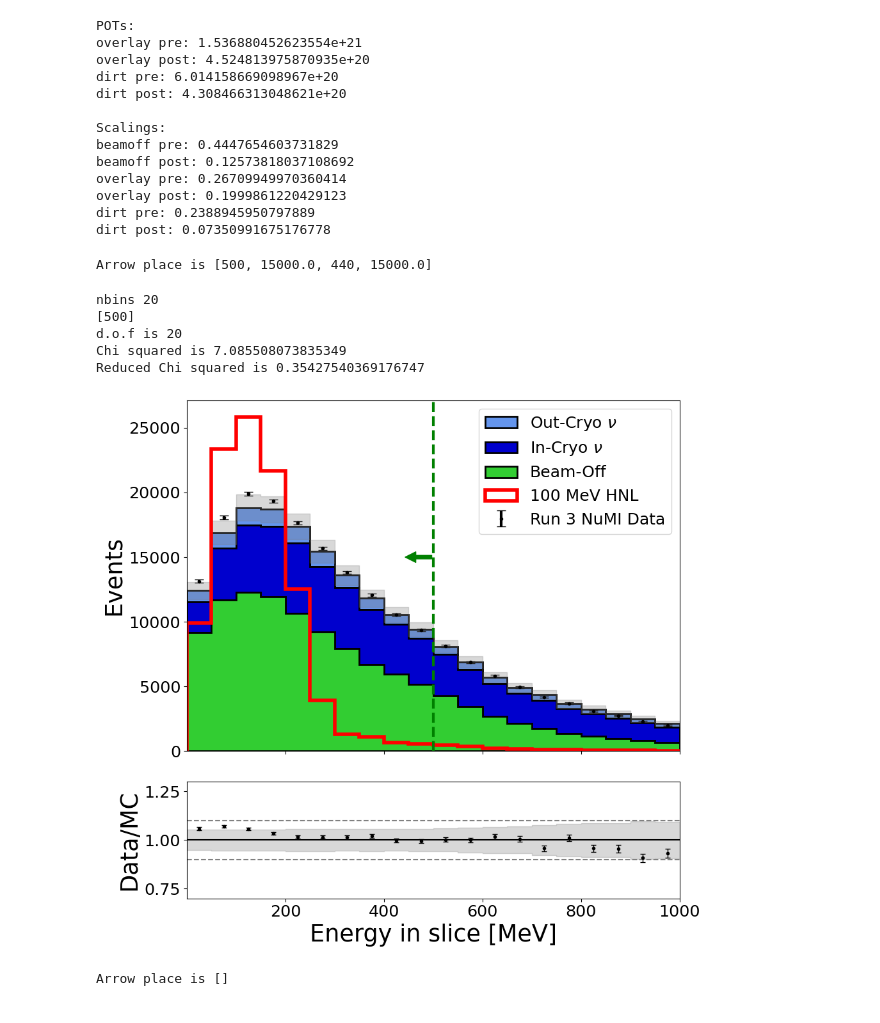
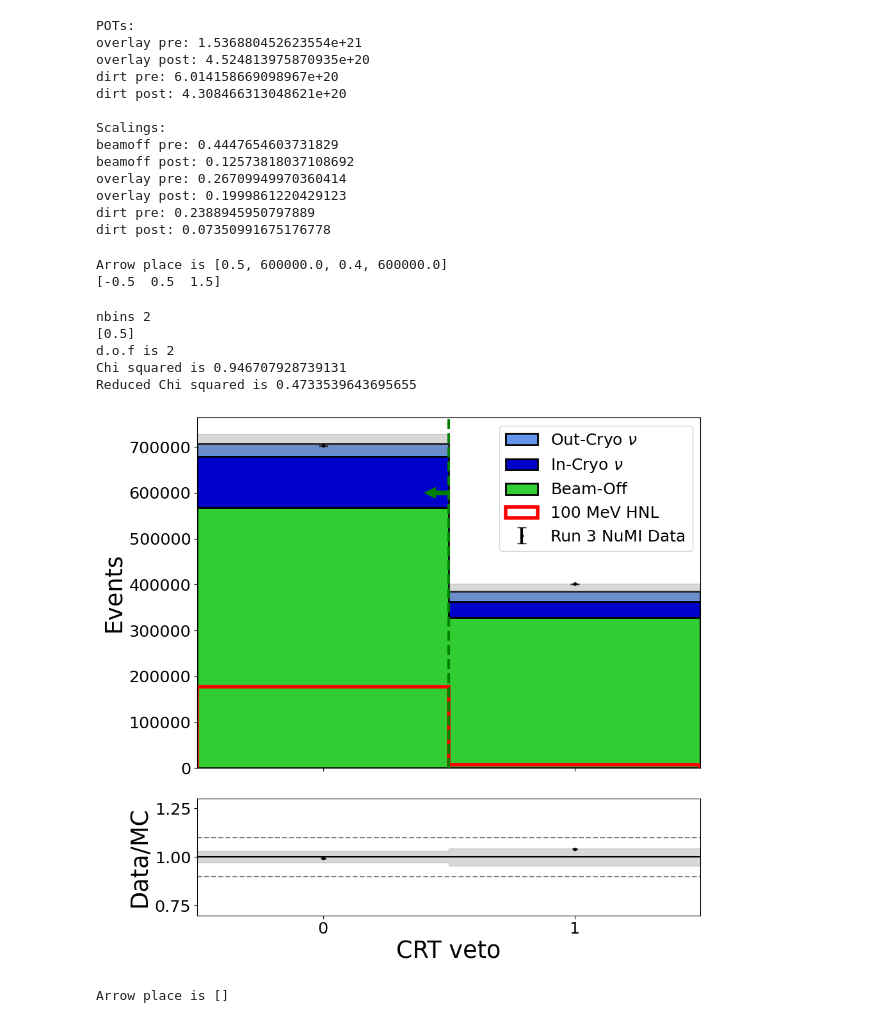
Before and after one commit to dmarsden01/uboone_HNL_analysis, a Jupyter notebook: 1.9_Run3_flash_norm.ipynb, the cells around one changed output. Drawn from its saved outputs; the diff is of its cells as text; code cells hidden in the pictures.

Commit message:
Made plot for CRT veto and the hits on the Y plane.

```diff
--- a/1.9_Run3_flash_norm.ipynb
+++ b/1.9_Run3_flash_norm.ipynb
@@ -693,7 +693,7 @@ weights_sample_nslice = {'overlay':weight_Overlay,
 # %%
 #Calculate sys
 Calculate_sys = True
-variable = 'NeutrinoEnergy2'
+variable = 'crtveto'
 
 reload(PT)
 reload(Functions)
@@ -734,8 +734,11 @@ if Calculate_sys==True: Sys_name = "with_sys"
 if Calculate_sys==False: Sys_name = "no_sys"
 if arrow_place != []: end_name = "_arrow"
 else: end_name = ""
+
+print(BINS)
 # %% [output]
-Arrow place is [500, 15000.0, 440, 15000.0]
+Arrow place is [0.5, 600000.0, 0.4, 600000.0]
+[-0.5  0.5  1.5]
 # %%
 # PT.Plot_preselection_query(variable, samples_plotting, sample_norms,sample_weights_full=weights_sample_fixed, query="swtrig_post>-99", xlabel=x_string, xlims=XLIMS, bins=BINS, HNL_mass=100,
 #                                 HNLplotscale=PLOTSCALE,cutline=0.0,legloc="best", show_ev_nums=True, CalcSys=Calculate_sys,logy=False,
@@ -749,42 +752,42 @@ Arrow place is [500, 15000.0, 440, 15000.0]
 
 bins_test = [0,25.0]
 bins_test = np.linspace(0, 23, 10)
 bins_test = BINS
-if variable=='nslice':xticks=[0,1]
+if (variable=='nslice') or (variable=='crtveto'):xticks=[0,1]
 # arrow_place=[]
 # cut_line=[]
 print("nbins " + str(len(bins_test)-1))
 query="swtrig_post>0" #Usual query
 sample_weights_full=weights_sample_new_trig #usual
 print(cut_line)
 
 PT.Plot_preselection_query(variable, samples_plotting, sample_norms, sample_weights_full=weights_sample_new_trig, query="swtrig_post>0",
-                           xlabel=x_string, xlims=XLIMS, bins=bins_test, HNL_mass=100, HNLplotscale=PLOTSCALE, cutline=cut_line,legloc="best",
+                           xlabel=x_string, xlims=XLIMS, bins=bins_test, HNL_mass=100, HNLplotscale=PLOTSCALE, cutline=cut_line,legloc="upper right",
                            show_ev_nums=False, CalcSys=Calculate_sys,logy=Log_var, xticks = xticks, sys_dict=flat_sys_vars_dict,
                            centre_bins=False, hatch=False, ylabel="Events", arrow_place=arrow_place, legsize=18, title_name="",
                            chi_squared=True, Run="Run 3", dirt_frac_error=0.75)
 
 # plt.text(8.0, 2.35 , r"dirt error = " + str(75) + "%", fontsize=20)
 # plt.text(8.0, 2.2 , r"$\chi_{\nu}^2 = $ 1.05", fontsize=20)
 
-savefig=False
+savefig=True
 
 # Name = "Split_swtrig_"
 Name = ""
 if Params["Load_pi0_signal"] == True: Name = "pi0/"
 if Calculate_sys==True: Sys_name = "with_sys"
 if Calculate_sys==False: Sys_name = "no_sys"
 
 if savefig == True:
     plt.savefig(f"plots/Data_MC_comparison/{Name}Presel_{variable}_" + Params["Run"] + f"_{HNL_mass}MeV_{Sys_name}{end_name}.png")
     plt.savefig(f"plots/Data_MC_comparison/{Name}Presel_{variable}_" + Params["Run"] + f"_{HNL_mass}MeV_{Sys_name}{end_name}.pdf")
 # %% [output]
-nbins 20
-[500]
-d.o.f is 20
-Chi squared is 7.085508073835349
-Reduced Chi squared is 0.35427540369176747
+nbins 2
+[0.5]
+d.o.f is 2
+Chi squared is 0.946707928739131
+Reduced Chi squared is 0.4733539643695655
-[figure, old version]
+[figure, new version]
 # %%
 #Calculate sys
 Calculate_sys = True
```
Also changed, not shown: parts of 2 cells of this notebook, 3 other files.
